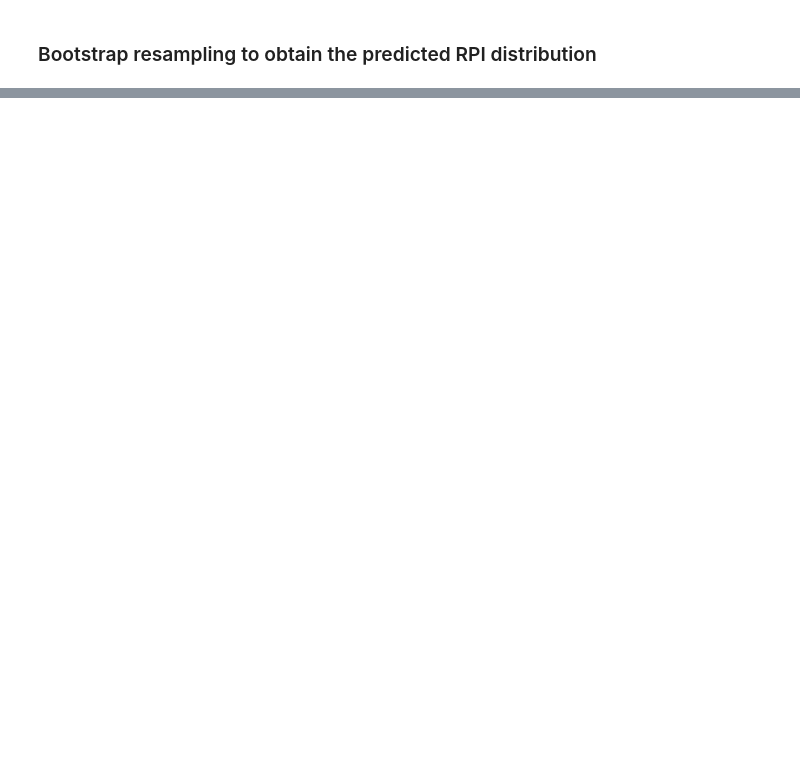
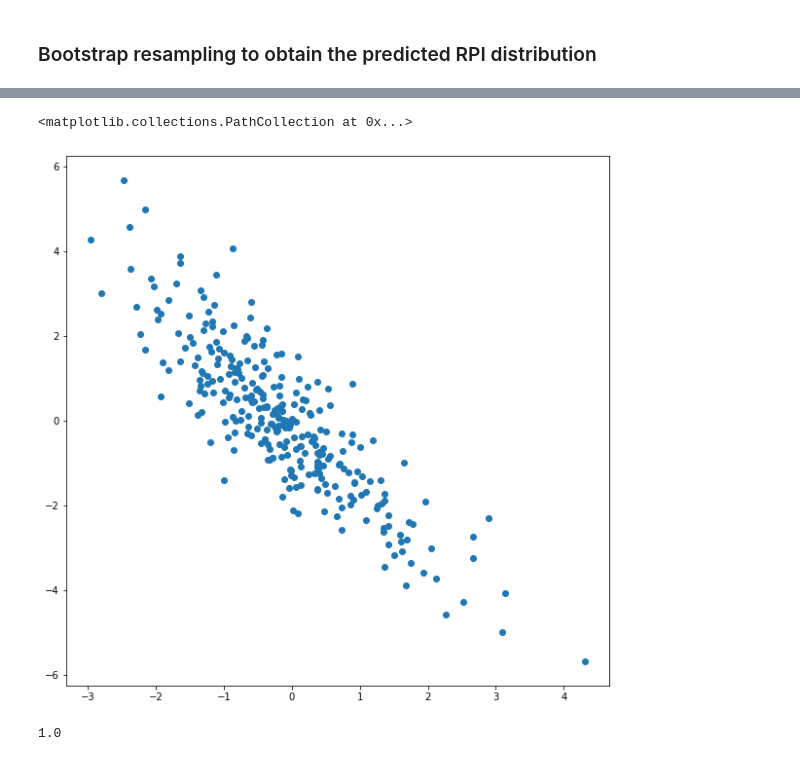
Before and after one commit to koeunlim/Capstone_Softball, a Jupyter notebook: 05-1_NCAA_Softball_Model1_XGBoost_RPI_famd.ipynb, the cells around one changed output, grey strips where cells are left out. Drawn from its saved outputs; the diff is of its cells as text; code cells hidden in the pictures; blank space fills up the shorter version.

```diff
--- a/05-1_NCAA_Softball_Model1_XGBoost_RPI_famd.ipynb
+++ b/05-1_NCAA_Softball_Model1_XGBoost_RPI_famd.ipynb
@@ -356,0 +398,12 @@ X_2019.head()
+# %%
+y_prop = y_RPI_2019.copy()/max(y_RPI_2019.copy())
+y_scaled = np.log(y_prop/(1-y_prop))
+# %%
+plt.scatter(X_famd_2019[0],y_scaled)
+# %% [output]
+<matplotlib.collections.PathCollection at 0x...>
+[figure, added]
+# %%
+df_y_rank[college].value_counts().idxmax()
+# %% [output]
+1.0
```
Also changed, not shown: parts of 25 cells of this notebook, 5 other files.
